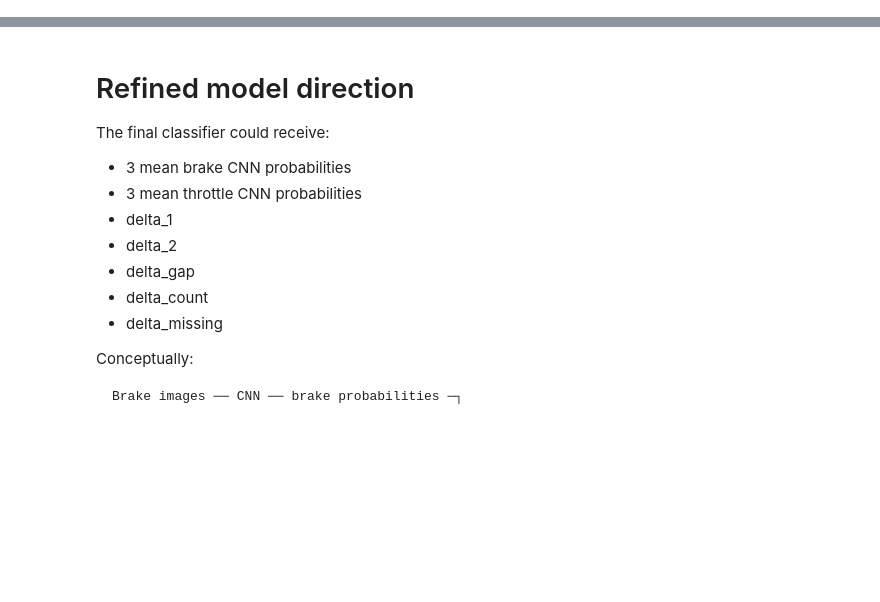
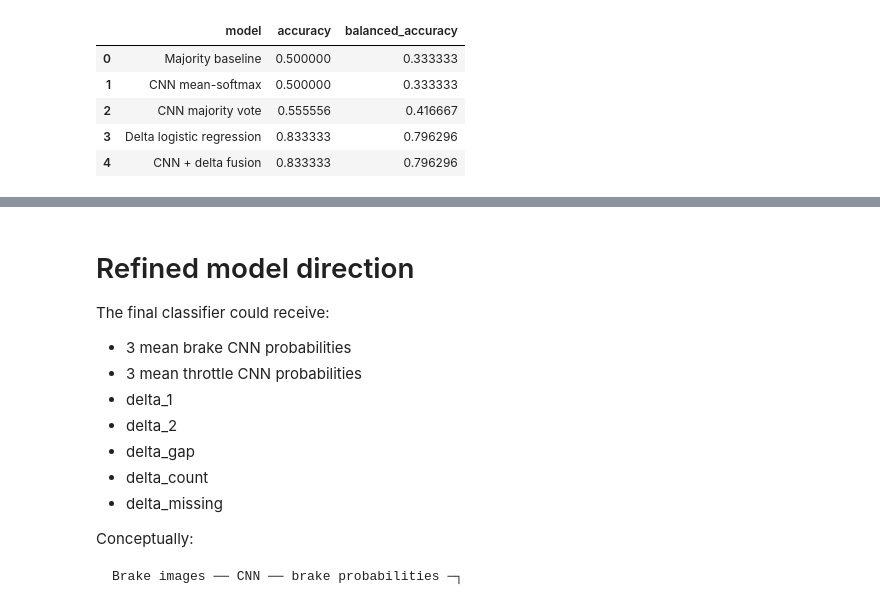
Before and after one commit to Prachet06/F1-Optimized-Cornering-Project, a Jupyter notebook: Code/Model.ipynb, the cells around one changed output, grey strips where cells are left out. Cells and saved outputs as stored; diff of their text form; code cells hidden in the pictures; blank space fills up the shorter version.

```diff
--- a/Code/Model.ipynb
+++ b/Code/Model.ipynb
@@ -3333,0 +1511,75 @@ display(fusion_comparison_df)
+# %%
+mean_softmax_predictions = (
+    fusion_validation_df[
+        "mean_softmax_prediction"
+    ].to_numpy()
+)
+
+majority_vote_predictions = (
+    fusion_validation_df[
+        "majority_vote_prediction"
+    ].to_numpy()
+)
+
+fusion_comparison_df = pd.DataFrame({
+    "model": [
+        "Majority baseline",
+        "CNN mean-softmax",
+        "CNN majority vote",
+        "Delta logistic regression",
+        "CNN + delta fusion",
+    ],
+
+    "accuracy": [
+        majority_validation_accuracy,
+
+        accuracy_score(
+            fusion_true_labels,
+            mean_softmax_predictions,
+        ),
+
+        accuracy_score(
+            fusion_true_labels,
+            majority_vote_predictions,
+        ),
+
+        delta_validation_accuracy,
+
+        accuracy_score(
+            fusion_true_labels,
+            best_fusion_predictions,
+        ),
+    ],
+
+    "balanced_accuracy": [
+        majority_validation_balanced_accuracy,
+
+        balanced_accuracy_score(
+            fusion_true_labels,
+            mean_softmax_predictions,
+        ),
+
+        balanced_accuracy_score(
+            fusion_true_labels,
+            majority_vote_predictions,
+        ),
+
+        delta_validation_balanced_accuracy,
+
+        balanced_accuracy_score(
+            fusion_true_labels,
+            best_fusion_predictions,
+        ),
+    ],
+})
+
+display(
+    fusion_comparison_df
+)
+# %% [output]
+|  | model | accuracy | balanced_accuracy |
+| 0 | Majority baseline | 0.500000 | 0.333333 |
+| 1 | CNN mean-softmax | 0.500000 | 0.333333 |
+| 2 | CNN majority vote | 0.555556 | 0.416667 |
+| 3 | Delta logistic regression | 0.833333 | 0.796296 |
+| 4 | CNN + delta fusion | 0.833333 | 0.796296 |
```
Also changed, not shown: parts of 124 cells of this notebook, 49 other files.
